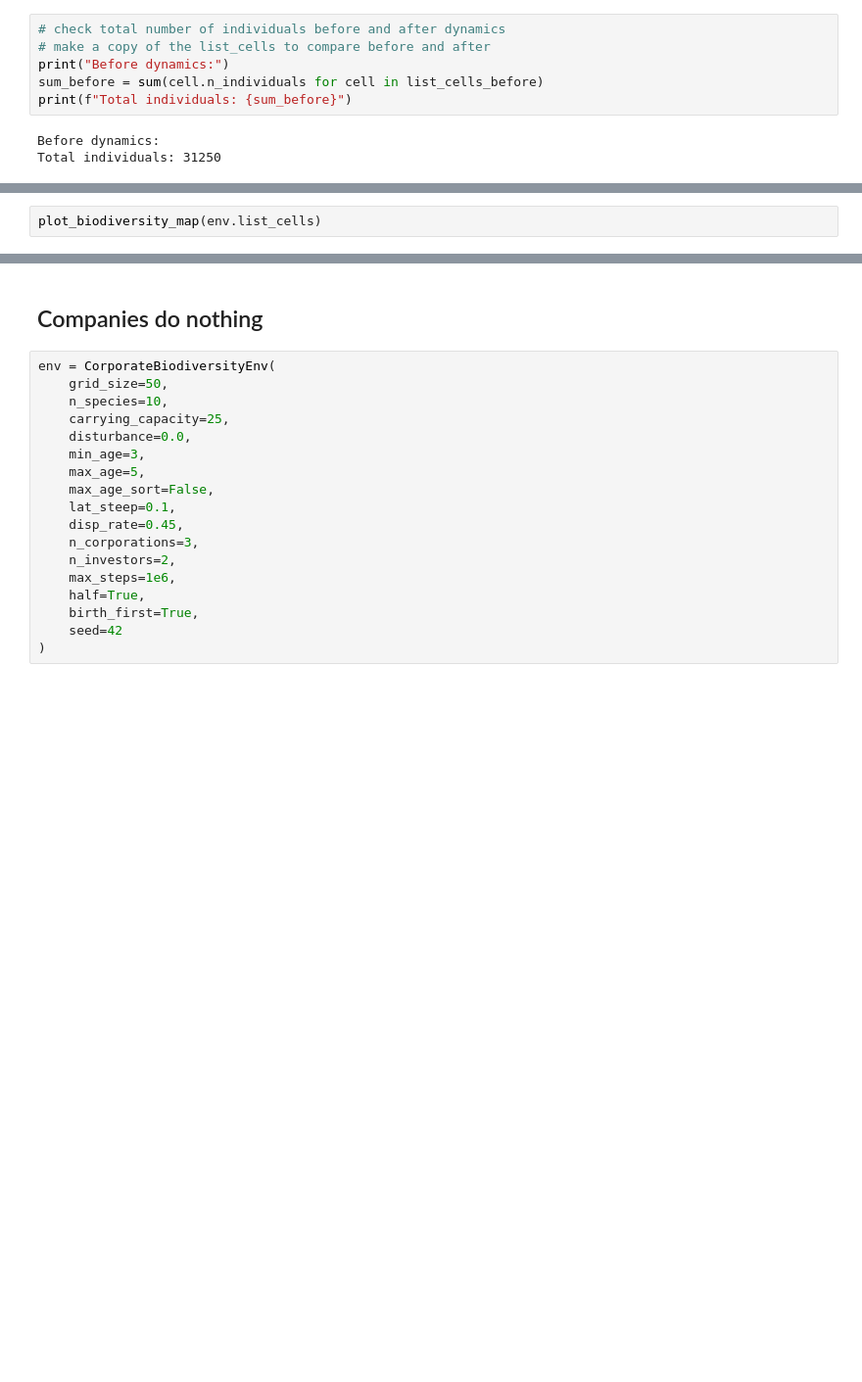
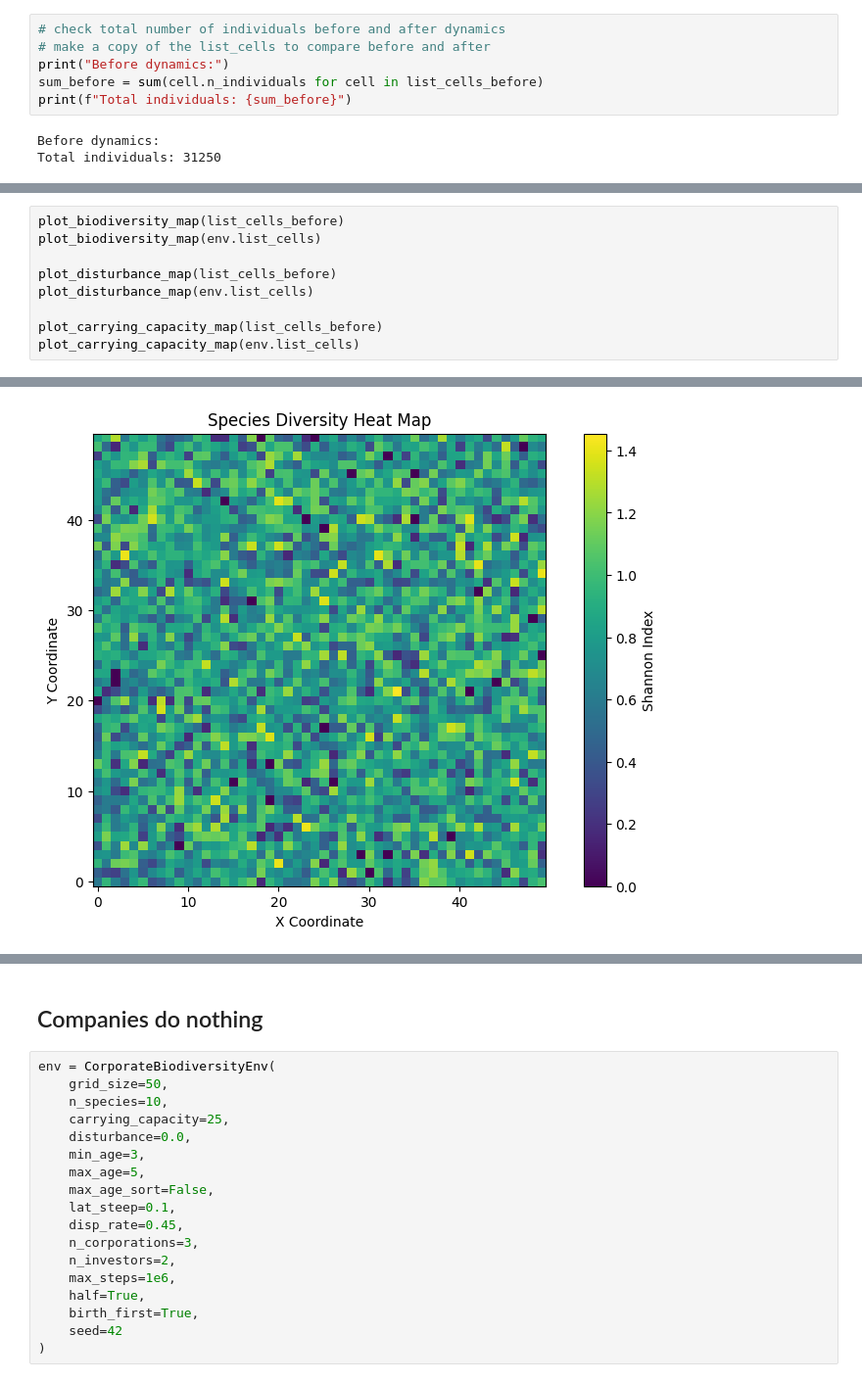
Before and after one commit to OliverW331/MARBIC, a Jupyter notebook: demo_cell.ipynb, the cells around one changed output, grey strips where cells are left out. Shown at 98% size. Drawn from its saved outputs; the diff is of its cells as text; blank space fills up the shorter version.

```diff
--- a/demo_cell.ipynb
+++ b/demo_cell.ipynb
@@ -185,3 +181,10 @@ Total individuals: 62332
 # %%
+plot_biodiversity_map(list_cells_before)
 plot_biodiversity_map(env.list_cells)
+
+plot_disturbance_map(list_cells_before)
+plot_disturbance_map(env.list_cells)
+
+plot_carrying_capacity_map(list_cells_before)
+plot_carrying_capacity_map(env.list_cells)
 # %% [output]
@@ -188,0 +192 @@ plot_biodiversity_map(env.list_cells)
+[figure, added]
```
Also changed, not shown: parts of 30 cells of this notebook, 4 other files.
